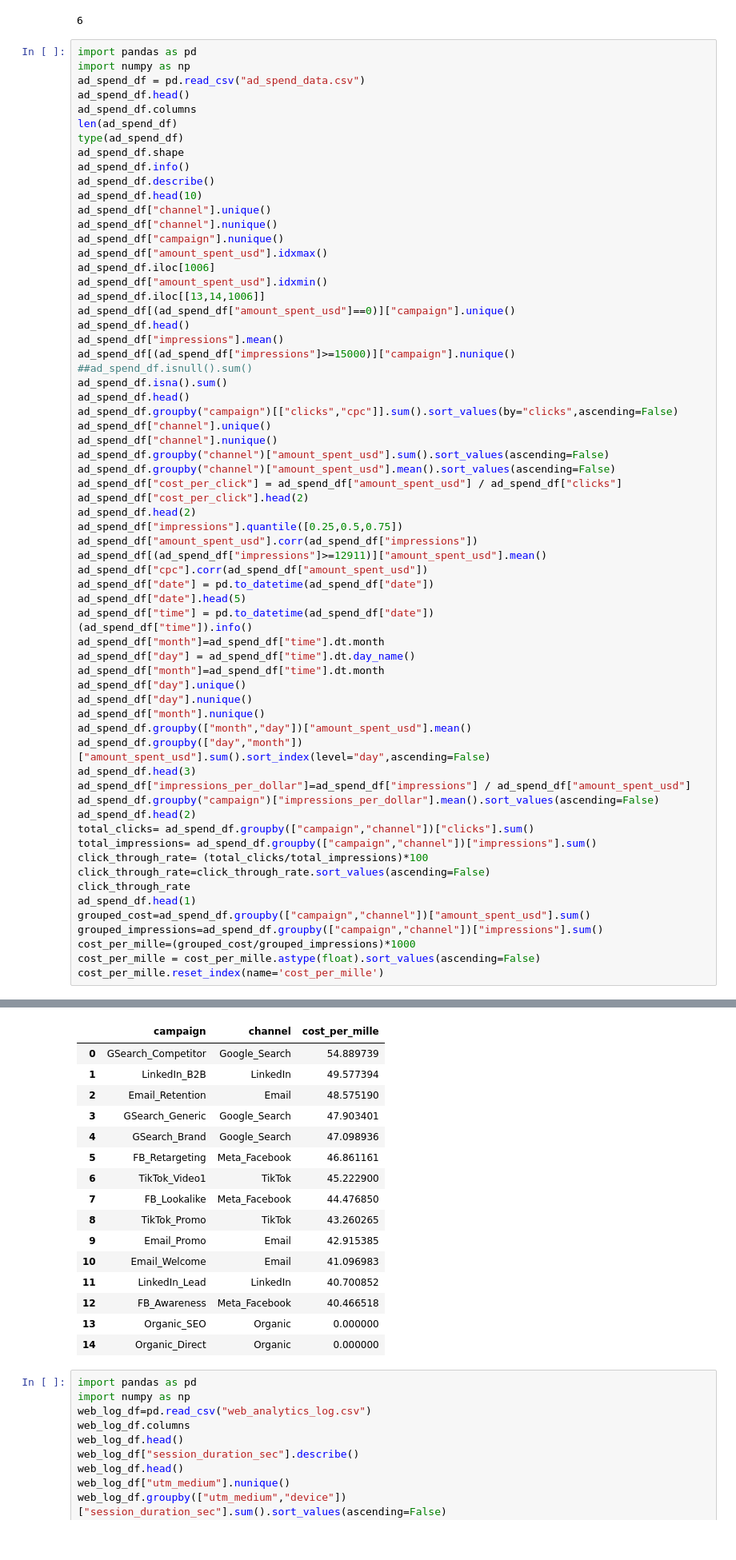
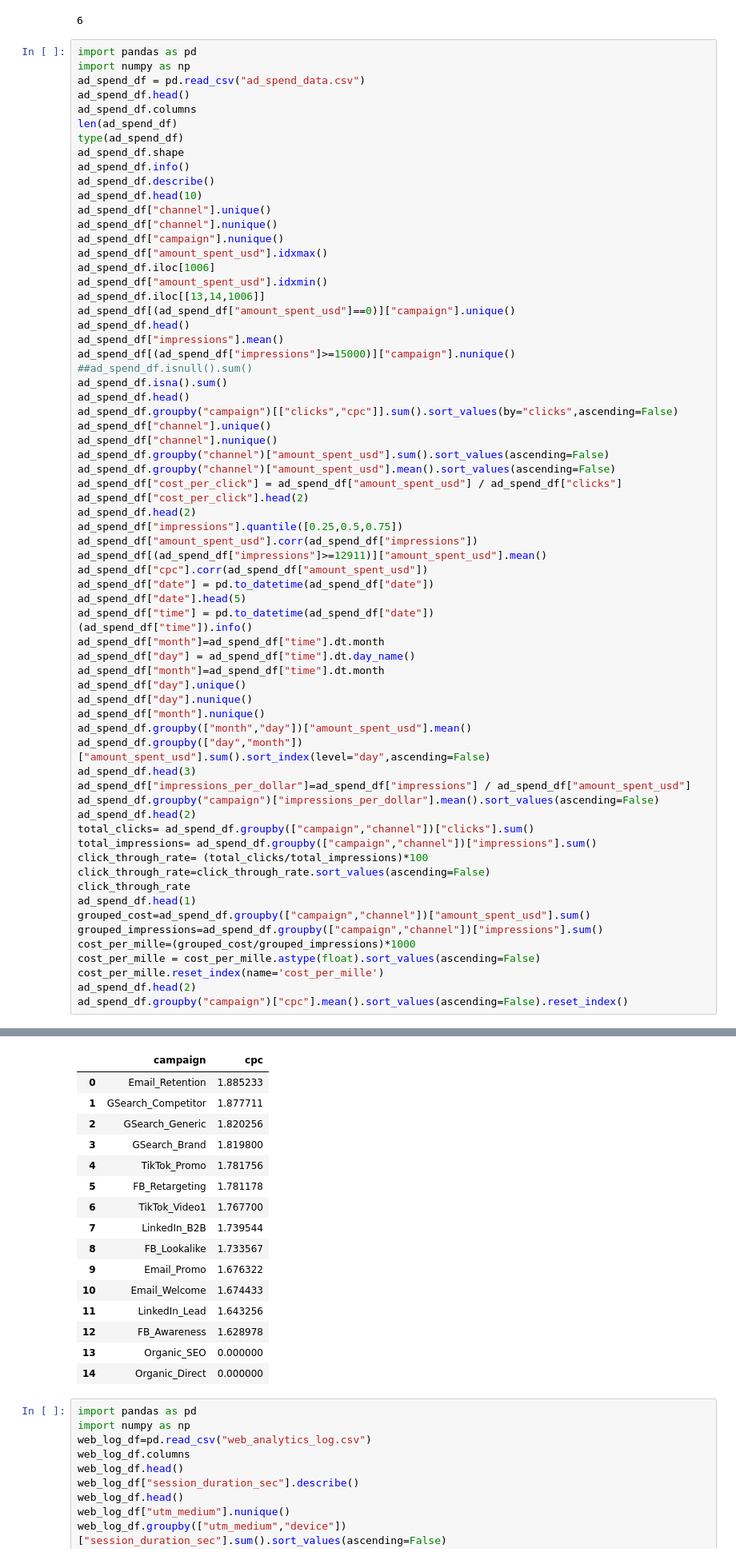
Before and after one commit to banerjee109/Infotact-Data-Team-2, a Jupyter notebook: Assignmenet_1_Roughbook.ipynb, the cells around one changed output, grey strips where cells are left out. Shown at 80% size. Cells and saved outputs as stored; diff of their text form.

Commit message:
Analysed average cost per campaign for all campaigns and sorted them from highest to lowest.

```diff
--- a/Assignmenet_1_Roughbook.ipynb
+++ b/Assignmenet_1_Roughbook.ipynb
@@ -275,49 +275,51 @@ ad_spend_df.groupby("campaign")["impressions_per_dollar"].mean().sort_values(asc
 ad_spend_df.head(2)
 total_clicks= ad_spend_df.groupby(["campaign","channel"])["clicks"].sum()
 total_impressions= ad_spend_df.groupby(["campaign","channel"])["impressions"].sum()
 click_through_rate= (total_clicks/total_impressions)*100
 click_through_rate=click_through_rate.sort_values(ascending=False)
 click_through_rate
 ad_spend_df.head(1)
 grouped_cost=ad_spend_df.groupby(["campaign","channel"])["amount_spent_usd"].sum()
 grouped_impressions=ad_spend_df.groupby(["campaign","channel"])["impressions"].sum()
 cost_per_mille=(grouped_cost/grouped_impressions)*1000
 cost_per_mille = cost_per_mille.astype(float).sort_values(ascending=False)
 cost_per_mille.reset_index(name='cost_per_mille')
+ad_spend_df.head(2)
+ad_spend_df.groupby("campaign")["cpc"].mean().sort_values(ascending=False).reset_index()
 # %% [output]
 <class 'pandas.core.frame.DataFrame'>
 RangeIndex: 1350 entries, 0 to 1349
 Data columns (total 7 columns):
  #   Column            Non-Null Count  Dtype
 ---  ------            --------------  -----
  0   date              1350 non-null   object
  1   channel           1350 non-null   object
  2   campaign          1350 non-null   object
  3   amount_spent_usd  1350 non-null   float64
  4   clicks            1350 non-null   int64
  5   impressions       1350 non-null   int64
  6   cpc               1350 non-null   float64
 ... (6 lines left out)
 --------------  -----
 1350 non-null   datetime64[ns]
 dtypes: datetime64[ns](1)
 memory usage: 10.7 KB
-|  | campaign | channel | cost_per_mille |
-| 0 | GSearch_Competitor | Google_Search | 54.889739 |
-| 1 | LinkedIn_B2B | LinkedIn | 49.577394 |
-| 2 | Email_Retention | Email | 48.575190 |
-| 3 | GSearch_Generic | Google_Search | 47.903401 |
-| 4 | GSearch_Brand | Google_Search | 47.098936 |
-| 5 | FB_Retargeting | Meta_Facebook | 46.861161 |
-| 6 | TikTok_Video1 | TikTok | 45.222900 |
-| 7 | FB_Lookalike | Meta_Facebook | 44.476850 |
-| 8 | TikTok_Promo | TikTok | 43.260265 |
-| 9 | Email_Promo | Email | 42.915385 |
-| 10 | Email_Welcome | Email | 41.096983 |
-| 11 | LinkedIn_Lead | LinkedIn | 40.700852 |
-| 12 | FB_Awareness | Meta_Facebook | 40.466518 |
-| 13 | Organic_SEO | Organic | 0.000000 |
-| 14 | Organic_Direct | Organic | 0.000000 |
+|  | campaign | cpc |
+| 0 | Email_Retention | 1.885233 |
+| 1 | GSearch_Competitor | 1.877711 |
+| 2 | GSearch_Generic | 1.820256 |
+| 3 | GSearch_Brand | 1.819800 |
+| 4 | TikTok_Promo | 1.781756 |
+| 5 | FB_Retargeting | 1.781178 |
+| 6 | TikTok_Video1 | 1.767700 |
+| 7 | LinkedIn_B2B | 1.739544 |
+| 8 | FB_Lookalike | 1.733567 |
+| 9 | Email_Promo | 1.676322 |
+| 10 | Email_Welcome | 1.674433 |
+| 11 | LinkedIn_Lead | 1.643256 |
+| 12 | FB_Awareness | 1.628978 |
+| 13 | Organic_SEO | 0.000000 |
+| 14 | Organic_Direct | 0.000000 |
 # %%
 import pandas as pd
 import numpy as np
```
